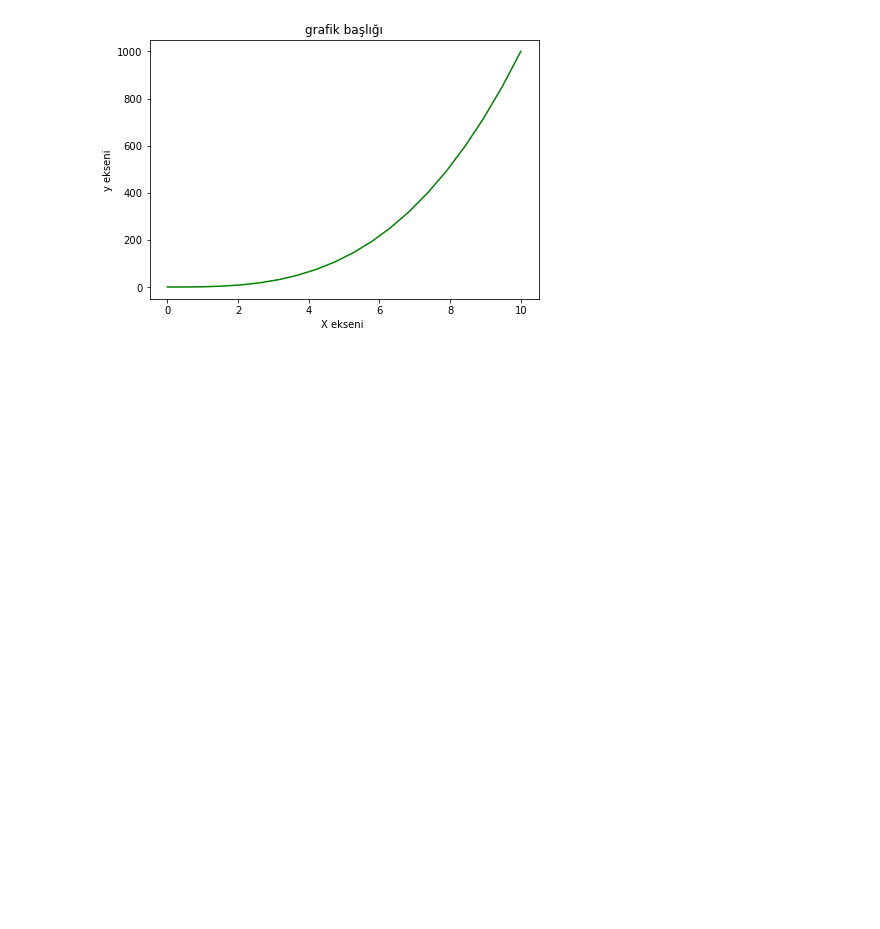
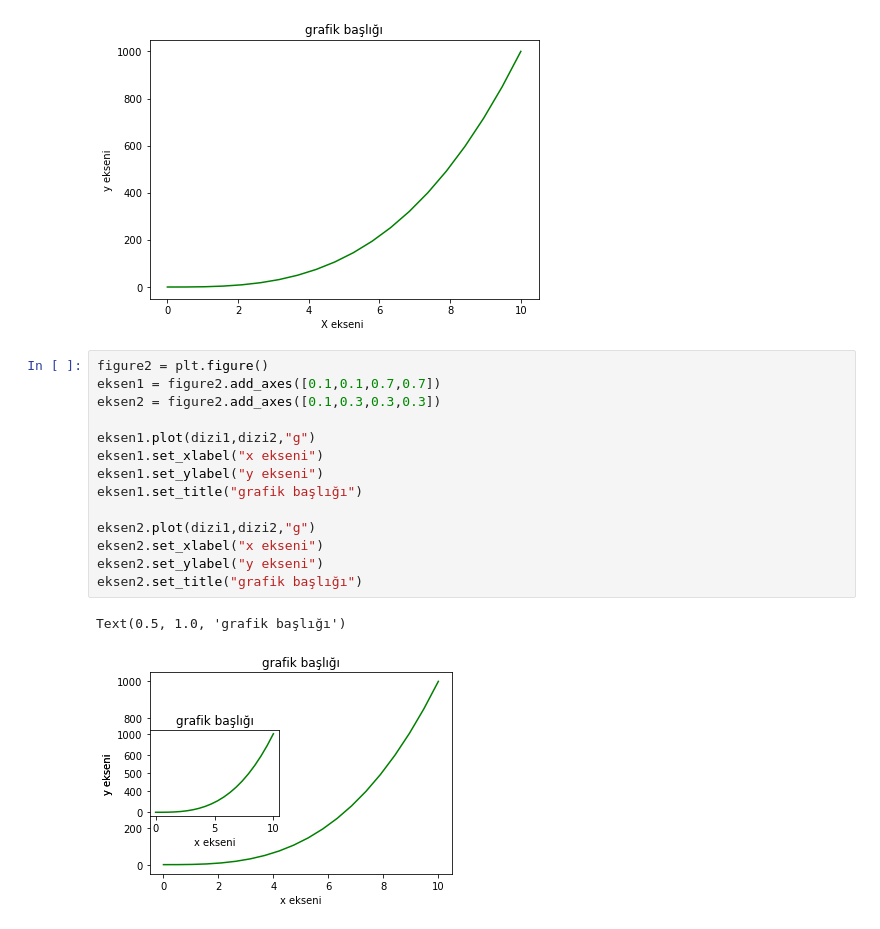
Before and after one commit to MervePayar/pythonKurs, a Jupyter notebook: 29-matplotlib.ipynb, the cells around one changed output. Drawn from its saved outputs; the diff is of its cells as text; blank space fills up the shorter version.

```diff
--- a/29-matplotlib.ipynb
+++ b/29-matplotlib.ipynb
@@ -61,3 +61,20 @@ figureAxes.set_title("grafik başlığı")
 # %% [output]
 Text(0.5, 1.0, 'grafik başlığı')
 [figure]
+# %%
+figure2 = plt.figure()
+eksen1 = figure2.add_axes([0.1,0.1,0.7,0.7])
+eksen2 = figure2.add_axes([0.1,0.3,0.3,0.3])
+
+eksen1.plot(dizi1,dizi2,"g")
+eksen1.set_xlabel("x ekseni")
+eksen1.set_ylabel("y ekseni")
+eksen1.set_title("grafik başlığı")
+
+eksen2.plot(dizi1,dizi2,"g")
+eksen2.set_xlabel("x ekseni")
+eksen2.set_ylabel("y ekseni")
+eksen2.set_title("grafik başlığı")
+# %% [output]
+Text(0.5, 1.0, 'grafik başlığı')
+[figure, added]
```
Also changed, not shown: parts of 12 cells of this notebook.
